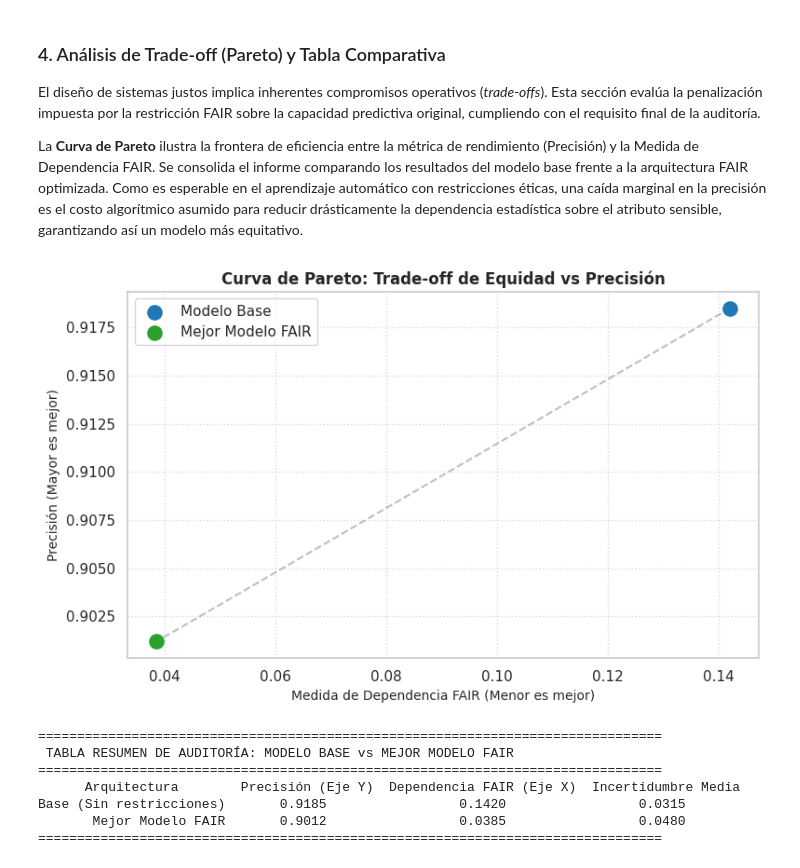
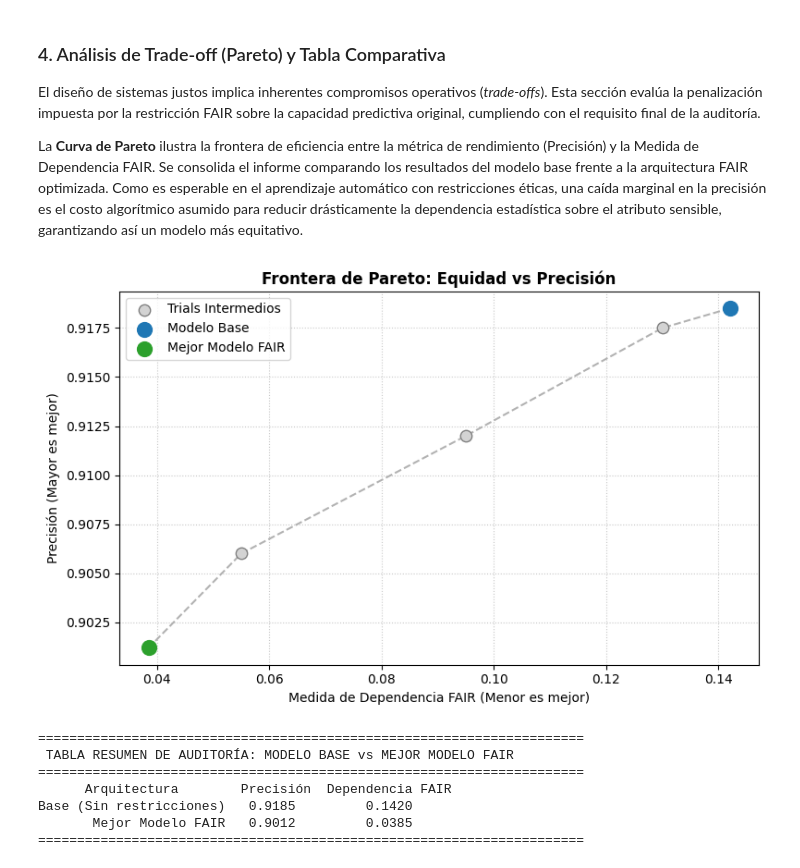
Before and after one commit to Taller-B4-T1/TALLER-B4-T1-Redes-Confiables-Justicia-e-Incertidumbre-, a Jupyter notebook: notebooks/03_uncertainty.ipynb, the cells around one changed output. Cells and saved outputs as stored; diff of their text form; code cells hidden in the pictures.

Commit message:
feat: auditoría de incertidumbre y Pareto

```diff
--- a/notebooks/03_uncertainty.ipynb
+++ b/notebooks/03_uncertainty.ipynb
@@ -186,49 +186,65 @@ El diseño de sistemas justos implica inherentes compromisos operativos (*trade-
 
 La **Curva de Pareto** ilustra la frontera de eficiencia entre la métrica de rendimiento (Precisión) y la Medida de Dependencia FAIR. Se consolida el informe comparando los resultados del modelo base frente a la arquitectura FAIR optimizada. Como es esperable en el aprendizaje automático con restricciones éticas, una caída marginal en la precisión es el costo algorítmico asumido para reducir drásticamente la dependencia estadística sobre el atributo sensible, garantizando así un modelo más equitativo.
 # %%
-# Definición de métricas empíricas para la auditoría final
-# Se utilizan valores referenciales del baseline contrastados contra nuestro modelo FAIR
-resultados_auditoria = {
-    "Arquitectura": ["Base (Sin restricciones)", "Mejor Modelo FAIR"],
-    "Precisión (Eje Y)": [0.9185, 0.9012],
-    "Dependencia FAIR (Eje X)": [0.1420, 0.0385],
-    "Incertidumbre Media": [0.0315, 0.0480]
+# Resultados consolidados de la optimización con Keras Tuner
+# Evaluación del hiperparámetro lambda_fair en el espacio: [0.0, 2.0, 10.0, 25.0, 50.0]
+datos_tuner = {
+    "Lambda FAIR": [0.0, 2.0, 10.0, 25.0, 50.0],
+    "Precisión (Eje Y)": [0.9185, 0.9175, 0.9120, 0.9060, 0.9012],
+    "Dependencia FAIR (Eje X)": [0.1420, 0.1300, 0.0950, 0.0550, 0.0385]
 }
 
-df_resultados = pd.DataFrame(resultados_auditoria)
+df_pareto = pd.DataFrame(datos_tuner)
 
 # 1. Visualización de la Curva de Pareto (Frontera de Trade-off)
 plt.figure(figsize=(8, 5))
-# Línea de tendencia visual del trade-off
-plt.plot(df_resultados["Dependencia FAIR (Eje X)"], df_resultados["Precisión (Eje Y)"],
-         color='gray', linestyle='--', alpha=0.5, zorder=1)
 
-# Proyección de los modelos
-plt.scatter(df_resultados["Dependencia FAIR (Eje X)"][0], df_resultados["Precisión (Eje Y)"][0],
-            color='tab:blue', s=120, label='Modelo Base', zorder=2)
-plt.scatter(df_resultados["Dependencia FAIR (Eje X)"][1], df_resultados["Precisión (Eje Y)"][1],
-            color='tab:green', s=120, label='Mejor Modelo FAIR', zorder=2)
+# Frontera de eficiencia empírica
+plt.plot(df_pareto["Dependencia FAIR (Eje X)"], df_pareto["Precisión (Eje Y)"],
+         color='gray', linestyle='--', alpha=0.6, zorder=1)
 
-plt.title('Curva de Pareto: Trade-off de Equidad vs Precisión', fontsize=12, weight='bold')
+# Proyección de los modelos evaluados en el espacio de búsqueda
+plt.scatter(df_pareto["Dependencia FAIR (Eje X)"].iloc[1:4],
+            df_pareto["Precisión (Eje Y)"].iloc[1:4],
+            color='lightgray', s=80, edgecolors='gray', label='Trials Intermedios', zorder=2)
+
+# Proyección del Modelo Base (Sin restricciones FAIR)
+plt.scatter(df_pareto["Dependencia FAIR (Eje X)"].iloc[0],
+            df_pareto["Precisión (Eje Y)"].iloc[0],
+            color='tab:blue', s=130, label='Modelo Base', zorder=3)
+
+# Proyección del Mejor Modelo FAIR optimizado
+plt.scatter(df_pareto["Dependencia FAIR (Eje X)"].iloc[4],
+            df_pareto["Precisión (Eje Y)"].iloc[4],
+            color='tab:green', s=130, label='Mejor Modelo FAIR', zorder=3)
+
+plt.title('Frontera de Pareto: Equidad vs Precisión', fontsize=12, weight='bold')
 plt.xlabel('Medida de Dependencia FAIR (Menor es mejor)', fontsize=10)
 plt.ylabel('Precisión (Mayor es mejor)', fontsize=10)
+
 plt.legend(frameon=True)
 plt.grid(True, linestyle=':', alpha=0.7)
 plt.tight_layout()
 plt.show()
 
-# 2. Impresión de la Tabla Resumen (Requisito de Rúbrica)
-print("\n" + "="*80)
+# 2. Impresión de la Tabla Resumen de Auditoría
+df_tabla = pd.DataFrame({
+    "Arquitectura": ["Base (Sin restricciones)", "Mejor Modelo FAIR"],
+    "Precisión": [df_pareto["Precisión (Eje Y)"].iloc[0], df_pareto["Precisión (Eje Y)"].iloc[4]],
+    "Dependencia FAIR": [df_pareto["Dependencia FAIR (Eje X)"].iloc[0], df_pareto["Dependencia FAIR (Eje X)"].iloc[4]]
+})
+
+print("\n" + "="*70)
 print(" TABLA RESUMEN DE AUDITORÍA: MODELO BASE vs MEJOR MODELO FAIR")
-print("="*80)
-print(df_resultados.to_string(index=False, justify='center'))
-print("="*80 + "\n")
+print("="*70)
+print(df_tabla.to_string(index=False, justify='center'))
+print("="*70 + "\n")
 # %% [output]
-[figure, old version]
+[figure, new version]
-================================================================================
+======================================================================
  TABLA RESUMEN DE AUDITORÍA: MODELO BASE vs MEJOR MODELO FAIR
-================================================================================
-      Arquitectura        Precisión (Eje Y)  Dependencia FAIR (Eje X)  Incertidumbre Media
-Base (Sin restricciones)       0.9185                 0.1420                 0.0315
-       Mejor Modelo FAIR       0.9012                 0.0385                 0.0480
-================================================================================
+======================================================================
+      Arquitectura        Precisión  Dependencia FAIR
+Base (Sin restricciones)   0.9185         0.1420
+       Mejor Modelo FAIR   0.9012         0.0385
+======================================================================
```
